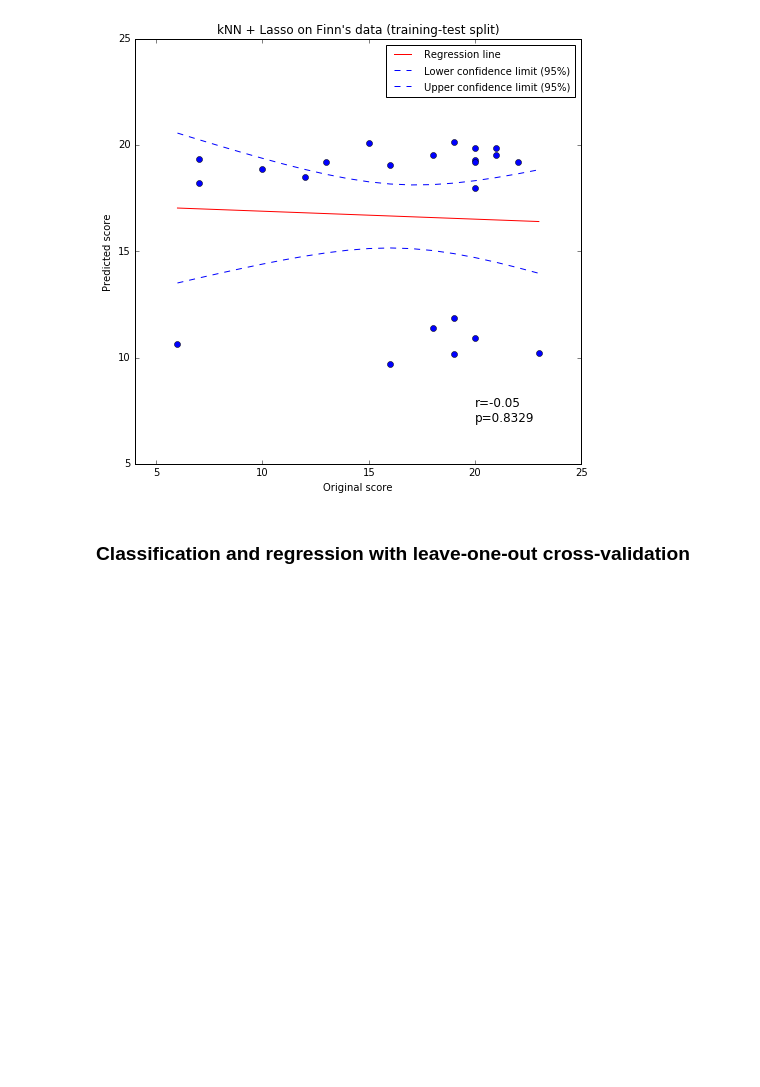
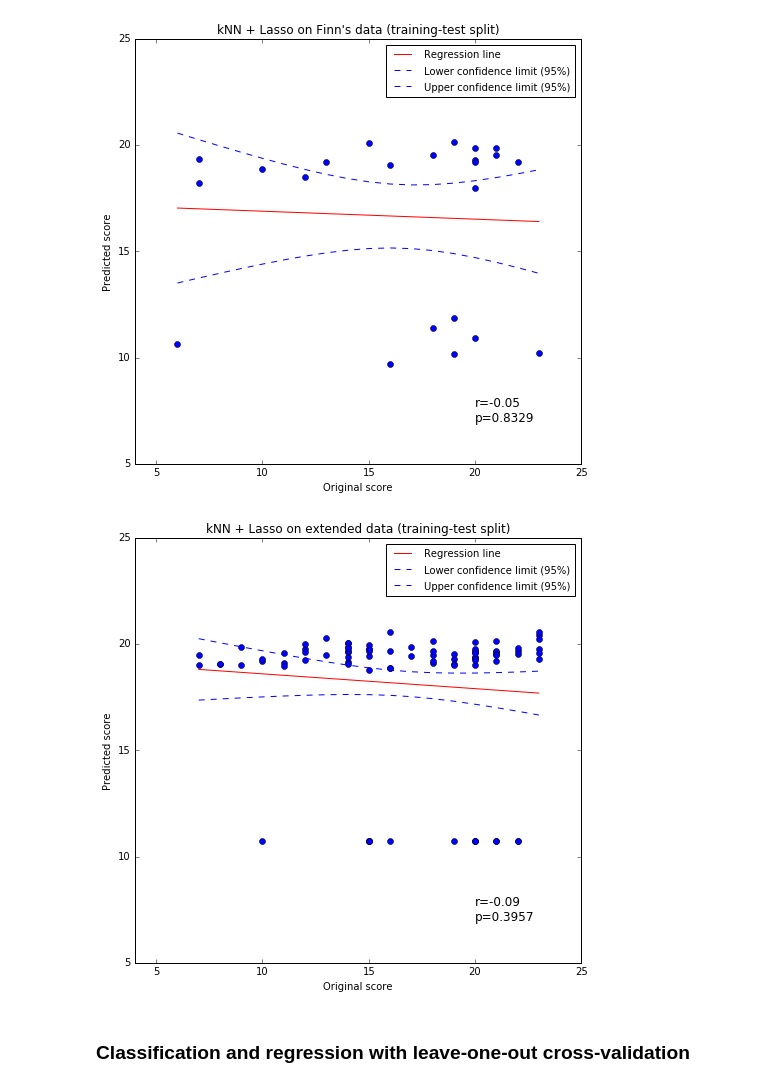
Before and after one commit to paola-g/iq_prediction, a Jupyter notebook: knn_class.ipynb, the cells around one changed output. Cells and saved outputs as stored; diff of their text form; code cells hidden in the pictures; blank space fills up the shorter version.

Commit message:
more tests with class

```diff
--- a/knn_class.ipynb
+++ b/knn_class.ipynb
@@ -313,6 +624,10 @@ Mean regression error: 4.49255144975
 regression_plot(np.ravel(y_test),predictions_r,len(y_test),'kNN + Lasso on Finn\'s data (training-test split)')
 # %% [output]
 [figure]
+# %%
+regression_plot(np.ravel(y_test),predictions_r,len(y_test),'kNN + Lasso on extended data (training-test split)')
+# %% [output]
+[figure, added]
 # %% [markdown]
 ### Classification and regression with leave-one-out cross-validation
 # %%
```
Also changed, not shown: parts of 27 cells of this notebook, 3 other files.
